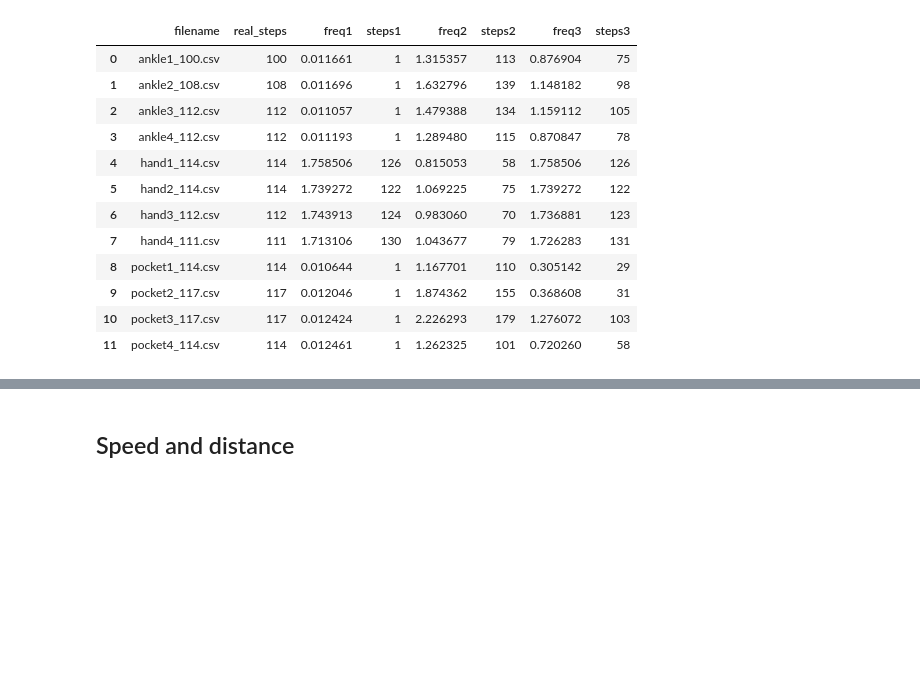
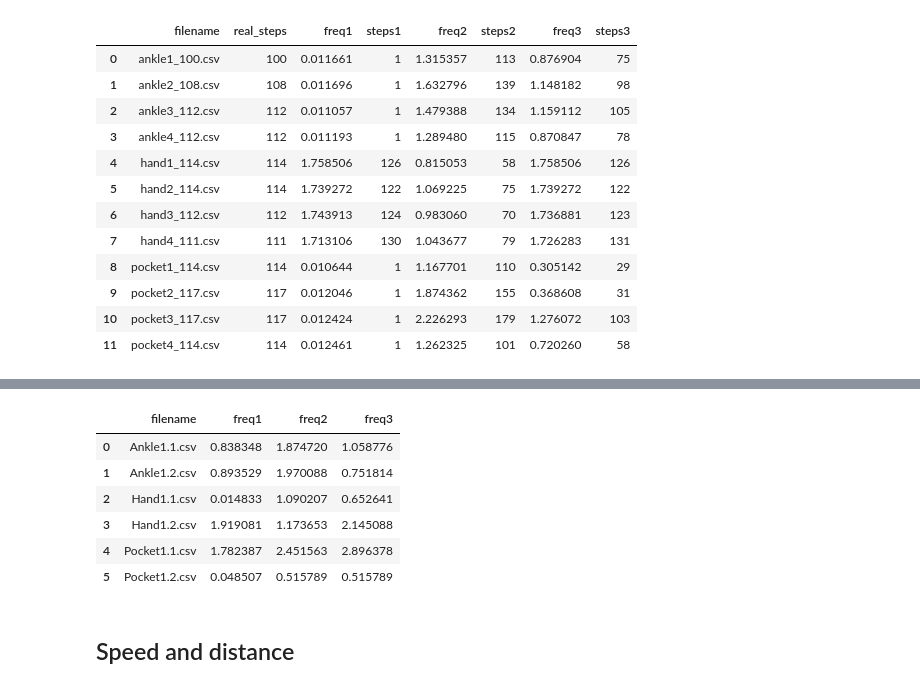
Before and after one commit to huy-n1001/gait_calculation, a Jupyter notebook: main.ipynb, the cells around one changed output, grey strips where cells are left out. Saved outputs shown, nothing was run; the diff lists cells and outputs as text; code cells hidden in the pictures; blank space fills up the shorter version.

```diff
--- a/main.ipynb
+++ b/main.ipynb
@@ -553,7 +561,15 @@ results
 # %%
-# INPUT_DIRECTORY = "janit_data/"
-# results = get_step_freqs(INPUT_DIRECTORY)
-# results
+INPUT_DIRECTORY = "janit_data/"
+results = get_step_freqs(INPUT_DIRECTORY)
+results
+# %% [output]
+|  | filename | freq1 | freq2 | freq3 |
+| 0 | Ankle1.1.csv | 0.838348 | 1.874720 | 1.058776 |
+| 1 | Ankle1.2.csv | 0.893529 | 1.970088 | 0.751814 |
+| 2 | Hand1.1.csv | 0.014833 | 1.090207 | 0.652641 |
+| 3 | Hand1.2.csv | 1.919081 | 1.173653 | 2.145088 |
+| 4 | Pocket1.1.csv | 1.782387 | 2.451563 | 2.896378 |
+| 5 | Pocket1.2.csv | 0.048507 | 0.515789 | 0.515789 |
 # %% [markdown]
 ## Speed and distance
 # %%
```
Also changed, not shown: parts of 6 cells of this notebook.
